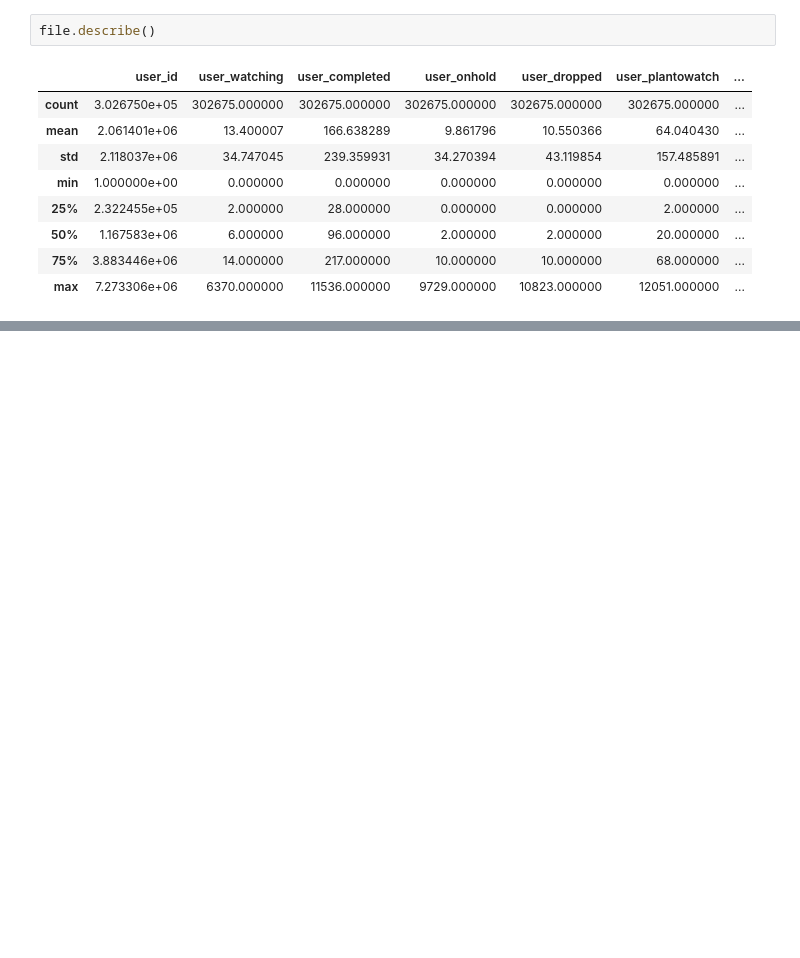
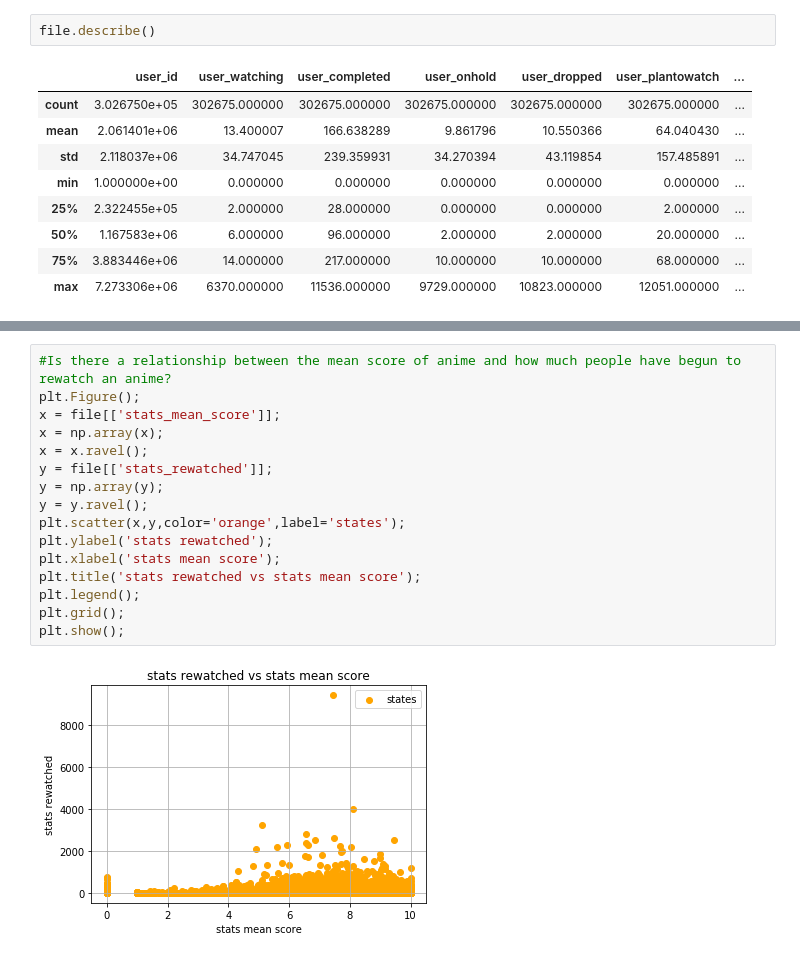
Before and after one commit to wongalex349/BigDataAnalytics, a Jupyter notebook: AnimeList.ipynb, the cells around one changed output, grey strips where cells are left out. Drawn from its saved outputs; the diff is of its cells as text; blank space fills up the shorter version.

```diff
--- a/AnimeList.ipynb
+++ b/AnimeList.ipynb
@@ -106,0 +167,18 @@ Name: birth_date, dtype: float64
+# %%
+#Is there a relationship between the mean score of anime and how much people have begun to rewatch an anime?
+plt.Figure();
+x = file[['stats_mean_score']];
+x = np.array(x);
+x = x.ravel();
+y = file[['stats_rewatched']];
+y = np.array(y);
+y = y.ravel();
+plt.scatter(x,y,color='orange',label='states');
+plt.ylabel('stats rewatched');
+plt.xlabel('stats mean score');
+plt.title('stats rewatched vs stats mean score');
+plt.legend();
+plt.grid();
+plt.show();
+# %% [output]
+[figure, added]
```
Also changed, not shown: parts of 11 cells of this notebook.
